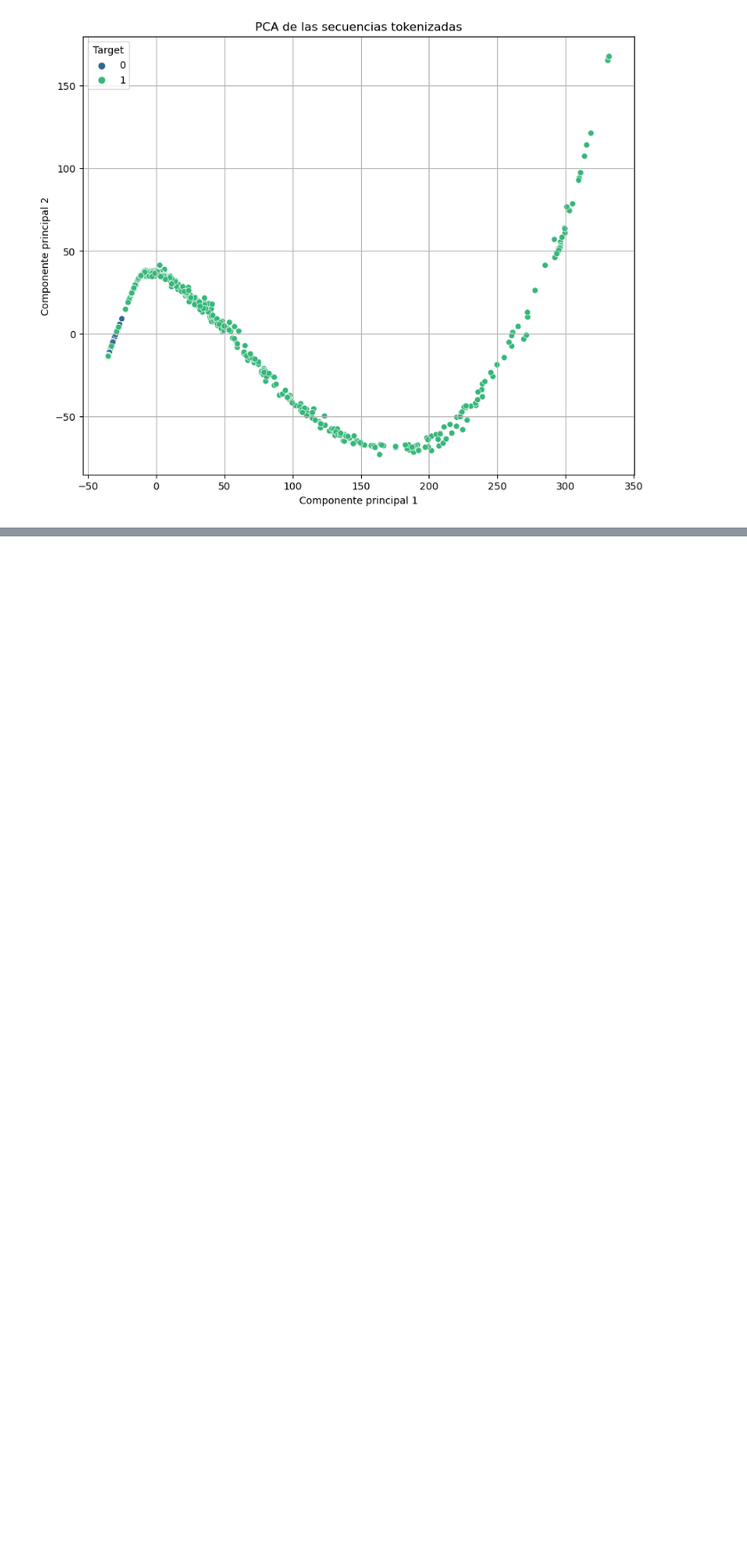
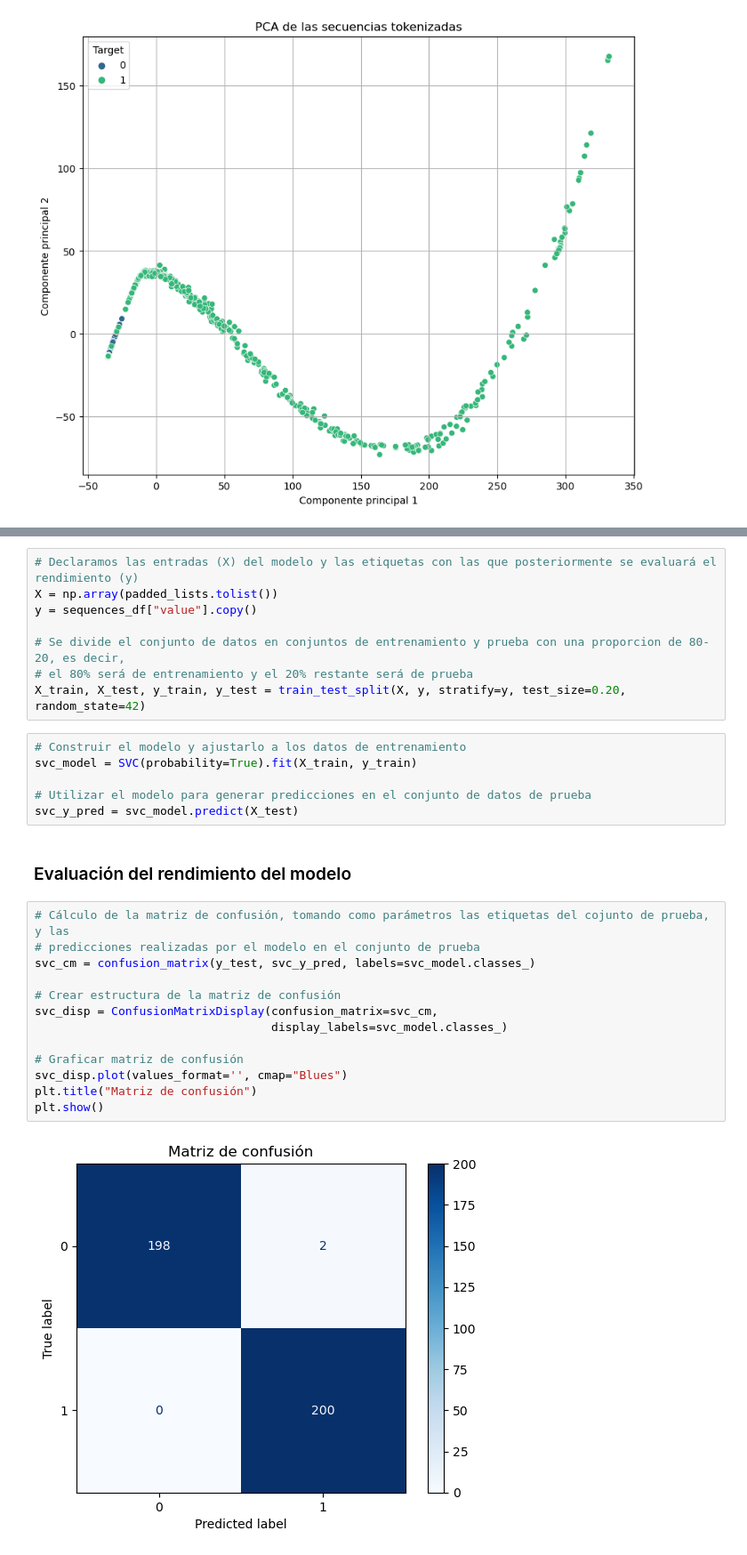
Before and after one commit to judz03/sequence_classification, a Jupyter notebook: Taller_clasificacion_de_secuencias.ipynb, the cells around one changed output, grey strips where cells are left out. Shown: that part at 89% size. Drawn from its saved outputs; the diff is of its cells as text; blank space fills up the shorter version.

```diff
--- a/Taller_clasificacion_de_secuencias.ipynb
+++ b/Taller_clasificacion_de_secuencias.ipynb
@@ -272,0 +305,31 @@ plt.show()
+# %%
+# Declaramos las entradas (X) del modelo y las etiquetas con las que posteriormente se evaluará el rendimiento (y)
+X = np.array(padded_lists.tolist())
+y = sequences_df["value"].copy()
+
+# Se divide el conjunto de datos en conjuntos de entrenamiento y prueba con una proporcion de 80-20, es decir,
+# el 80% será de entrenamiento y el 20% restante será de prueba
+X_train, X_test, y_train, y_test = train_test_split(X, y, stratify=y, test_size=0.20, random_state=42)
+# %%
+# Construir el modelo y ajustarlo a los datos de entrenamiento
+svc_model = SVC(probability=True).fit(X_train, y_train)
+
+# Utilizar el modelo para generar predicciones en el conjunto de datos de prueba
+svc_y_pred = svc_model.predict(X_test)
+# %% [markdown]
+### Evaluación del rendimiento del modelo
+# %%
+# Cálculo de la matriz de confusión, tomando como parámetros las etiquetas del cojunto de prueba, y las
+# predicciones realizadas por el modelo en el conjunto de prueba
+svc_cm = confusion_matrix(y_test, svc_y_pred, labels=svc_model.classes_)
+
+# Crear estructura de la matriz de confusión
+svc_disp = ConfusionMatrixDisplay(confusion_matrix=svc_cm,
+                                  display_labels=svc_model.classes_)
+
+# Graficar matriz de confusión
+svc_disp.plot(values_format='', cmap="Blues")
+plt.title("Matriz de confusión")
+plt.show()
+# %% [output]
+[figure, added]
```
Also changed, not shown: parts of 24 cells of this notebook, 5 other files.
